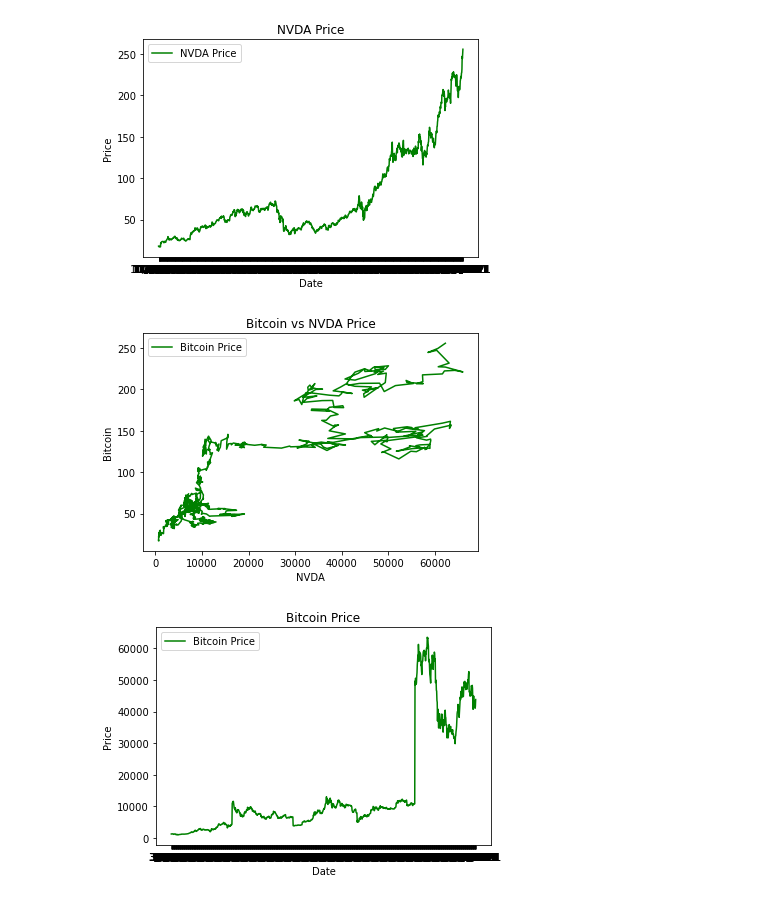
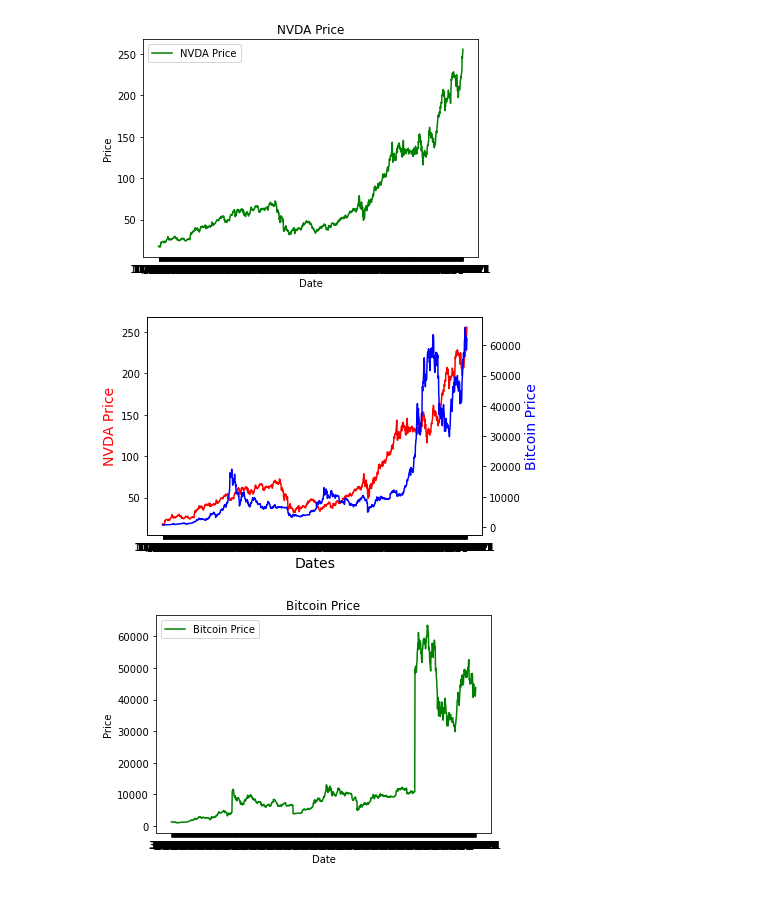
Before and after one commit to CharlotteC21/Cryptocurreny-Trend-Analysis-Group-Project, a Jupyter notebook: Bitcoin plot since 2016 to 10.29.21.ipynb, the cells around one changed output. Cells and saved outputs as stored; diff of their text form; code cells hidden in the pictures.

```diff
--- a/Bitcoin plot since 2016 to 10.29.21.ipynb
+++ b/Bitcoin plot since 2016 to 10.29.21.ipynb
@@ -37,6 +39,7 @@ print(nvda_df.head())
 # %%
 bit_nvda_merge = pd.merge(nvda_df, bitcoin_df, how="inner", on="Date")
 bit_nvda_merge = bit_nvda_merge.rename(columns={"Open_x":"NVDA Open","High_x":"NVDA High", "Low_x": "NVDA Low", "Close_x": "NVDA Close", "Adj Close_x":"NVDA Adj Close", "Volume_x":"NVDA Volume", "Open_y":"Bitcoin Open","High_y":"Bitcoin High", "Low_y": "Bitcoin Low", "Close_y": "Bitcoin Close", "Adj Close_y":"Bitcoin Adj Close", "Volume_y":"Bitcoin Volume"})
+bit_nvda_merge = bit_nvda_merge.dropna()
 bit_nvda_merge
 # %% [output]
 |  | Date | NVDA Open | NVDA High | NVDA Low | NVDA Close | NVDA Adj Close | NVDA Volume | Bitcoin Open | ... |
@@ -78,18 +81,41 @@ plt.show()
 [figure]
 [figure]
 # %%
-#plotting both lines togehter
-bitclose_price = bit_nvda_merge["NVDA Close"]
-nvdaclose_price = bit_nvda_merge["Bitcoin Close"]
+###### plotting both lines - Data with NVDA VS BITCOIN
+nvdaclose_price = bit_nvda_merge["NVDA Close"]
+bitclose_price = bit_nvda_merge["Bitcoin Close"]
+dates = bit_nvda_merge["Date"]
+# plt.plot(nvdaclose_price, color="green", label="NVDA Price")
+# plt.plot(bitclose_price, color="red", label="Bitcoin Price")
 
-plt.plot(nvdaclose_price, bitclose_price, color="green", label="Bitcoin Price")
-plt.legend(loc="best")
-plt.title("Bitcoin vs NVDA Price")
-plt.xlabel("NVDA")
-plt.ylabel("Bitcoin")
+# plt.legend(loc="best")
+# plt.title("Bitcoin vs NVDA Price")
+# plt.xlabel("NVDA")
+# plt.ylabel("Bitcoin")
+# plt.show()
+
+# create figure and axis objects with subplots()
+fig,ax = plt.subplots()
+# make a plot
+ax.plot(dates, nvdaclose_price, color="red")
+# set x-axis label
+ax.set_xlabel("Dates",fontsize=14)
+# set y-axis label
+ax.set_ylabel("NVDA Price",color="red",fontsize=14)
+
+# twin object for two different y-axis on the sample plot
+ax2=ax.twinx()
+# make a plot with different y-axis using second axis object
+ax2.plot(dates, bitclose_price,color="blue")
+ax2.set_ylabel("Bitcoin Price",color="blue",fontsize=14)
 plt.show()
+# save the plot as a file
+fig.savefig('two_different_y_axis_for_single_python_plot_with_twinx.jpg',
+            format='jpeg',
+            dpi=100,
+            bbox_inches='tight')
 # %% [output]
-[figure, old version]
+[figure, new version]
 # %%
 dates = bitcoin_df_2020["Date"]
 close_price = bitcoin_df_2020["Close"]
```
Also changed, not shown: parts of 5 cells of this notebook, 1 other file.
